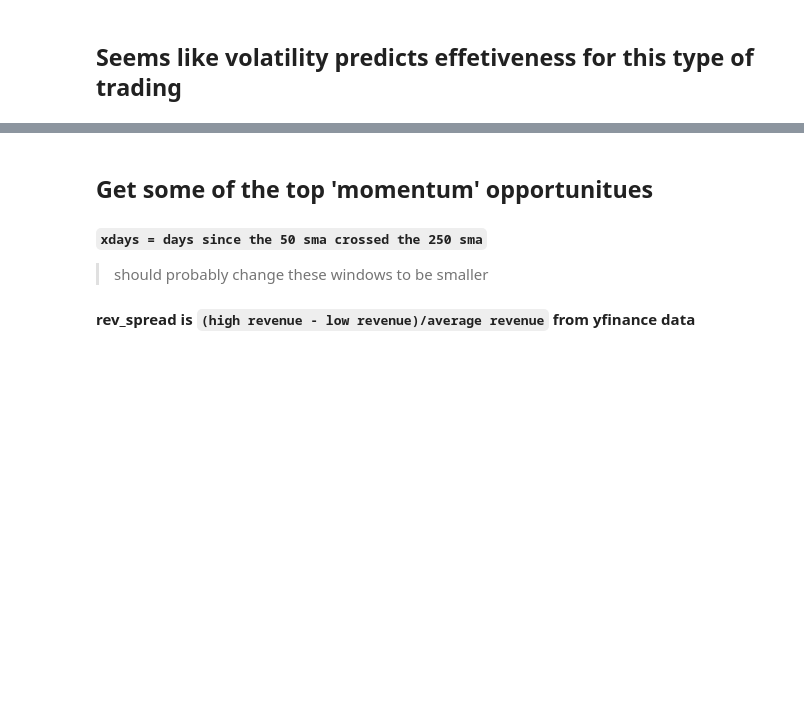
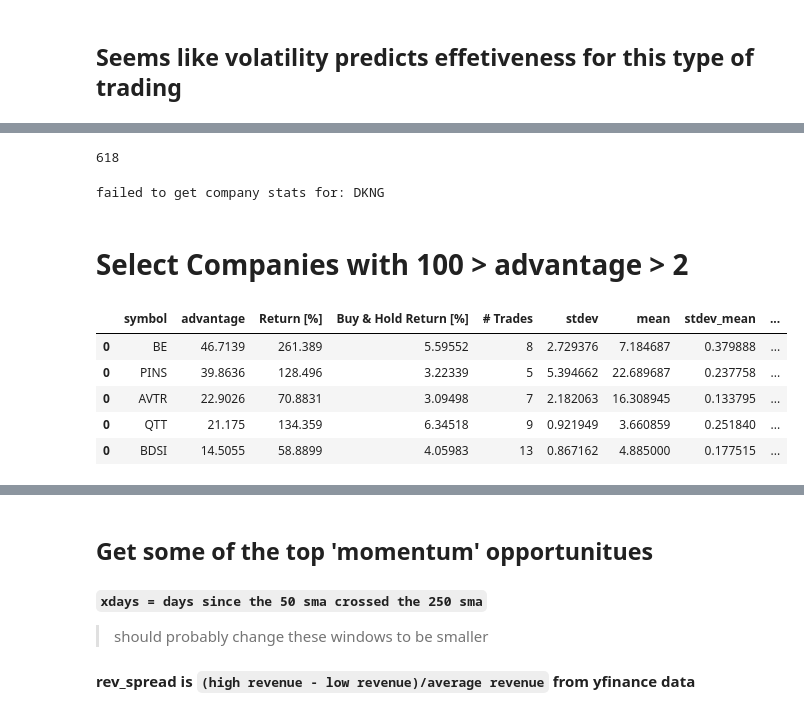
Before and after one commit to ajmal017/mingquant, a Jupyter notebook: backtesting/momentum_backtesting.ipynb, the cells around one changed output, grey strips where cells are left out. Drawn from its saved outputs; the diff is of its cells as text; code cells hidden in the pictures; blank space fills up the shorter version.

```diff
--- a/backtesting/momentum_backtesting.ipynb
+++ b/backtesting/momentum_backtesting.ipynb
@@ -66,0 +113,9 @@ print(stdev)
+# %%
+symbola = pd.read_csv("data/large_cap_volume_leaders.csv").Symbol
+symbolb = pd.read_csv("data/nasdaq_volume_leaders.csv").Symbol
+symbolc = pd.read_csv("data/mid_cap_volume_leaders.csv").Symbol
+symbold = pd.read_csv("data/small_cap_volume.csv").Symbol
+symbols = [i for i in set(symbola.append(symbolb).append(symbolc).append(symbold))]
+print(len(symbols))
+# %% [output]
+618
@@ -66,0 +125,23 @@ print(stdev)
+# %%
+def get_company_stats(symbols, startdate, enddate):
+    masterdf = pd.DataFrame()
+    # stocks = [i for i in subdf.stock]
+    for ticker in symbols:
+        try:
+            rdf = pd.DataFrame({'stock': [ticker]})
+            rdf['stdev'] = yf.Ticker(ticker).history(start=startdate, end=enddate).drop(['Dividends', 'Stock Splits'], axis=1).Close.std()
+            rdf['mean'] = yf.Ticker(ticker).history(start=startdate, end=enddate).drop(['Dividends', 'Stock Splits'], axis=1).Close.mean()
+            rdf['stdev_mean'] = rdf['stdev']/rdf['mean']
+            mean_revenue, mean_rev_growth, n_statements = get_mean_revgrowth(ticker, startdate, enddate)
+            rdf['mean_revenue'] = mean_revenue
+            rdf['mean_rev_growth'] = mean_rev_growth
+            rdf['n_statements'] = n_statements
+            rdf['days_since_cross'] = days_since_cross(ticker, startdate, enddate)
+            masterdf = pd.concat([masterdf.copy(), rdf])
+        except:
+            print("failed to get company stats for: " + ticker)
+    return masterdf
+stock_stats = get_company_stats(symbols, startdate, enddate)
+stock_stats.head()
+# %% [output]
+failed to get company stats for: DKNG
@@ -66,0 +166,13 @@ print(stdev)
+# %% [markdown]
+# Select Companies with 100 > advantage > 2
+# %%
+scols = ['symbol', 'advantage', 'Return [%]', 'Buy & Hold Return [%]', '# Trades', 'stdev', 'mean', 'stdev_mean', 'mean_rev_growth', 'n_statements', 'days_since_cross']
+sdf = masterdf[scols][(masterdf['advantage'] > 1.5) & (masterdf['advantage'] < 100) & (masterdf['mean_rev_growth'] < 8) & (masterdf['mean_rev_growth'] > 0)]
+sdf.sort_values('advantage', ascending=False).head()
+# %% [output]
+|  | symbol | advantage | Return [%] | Buy & Hold Return [%] | # Trades | stdev | mean | stdev_mean | ... |
+| 0 | BE | 46.7139 | 261.389 | 5.59552 | 8 | 2.729376 | 7.184687 | 0.379888 | ... |
+| 0 | PINS | 39.8636 | 128.496 | 3.22339 | 5 | 5.394662 | 22.689687 | 0.237758 | ... |
+| 0 | AVTR | 22.9026 | 70.8831 | 3.09498 | 7 | 2.182063 | 16.308945 | 0.133795 | ... |
+| 0 | QTT | 21.175 | 134.359 | 6.34518 | 9 | 0.921949 | 3.660859 | 0.251840 | ... |
+| 0 | BDSI | 14.5055 | 58.8899 | 4.05983 | 13 | 0.867162 | 4.885000 | 0.177515 | ... |
```
Also changed, not shown: parts of 19 cells of this notebook, 3 other files.
